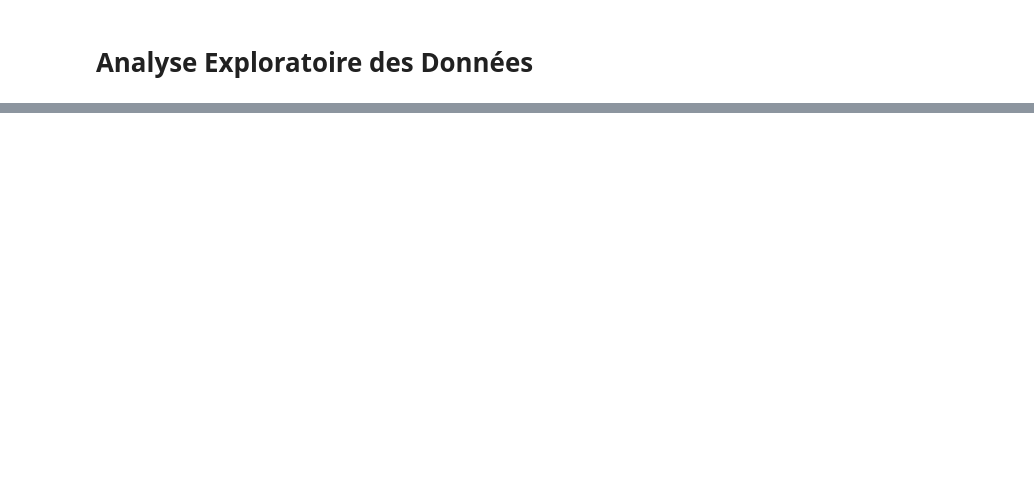
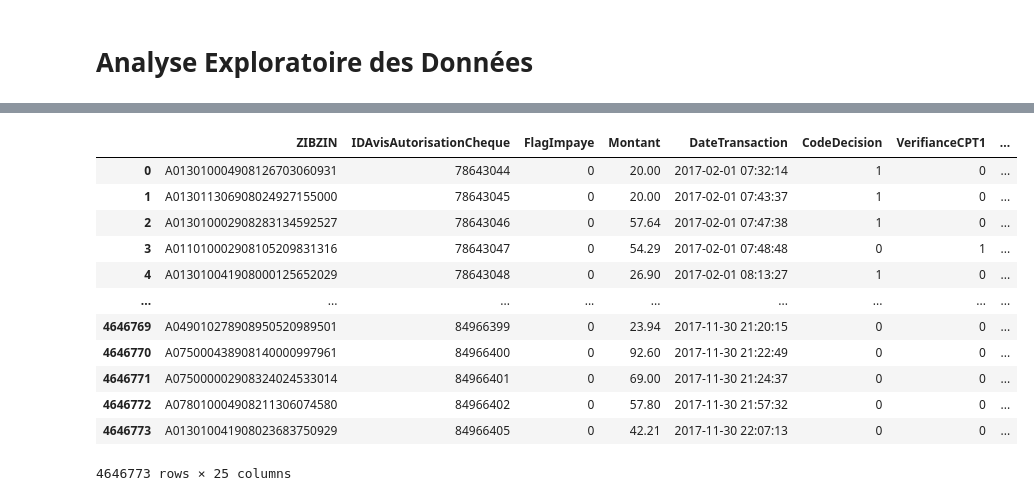
Before and after one commit to lansanacisse/Fouilles-massives, a Jupyter notebook: Analyse exploratoire.ipynb, the cells around one changed output, grey strips where cells are left out. Cells and saved outputs as stored; diff of their text form; code cells hidden in the pictures; blank space fills up the shorter version.

```diff
--- a/Analyse exploratoire.ipynb
+++ b/Analyse exploratoire.ipynb
@@ -146,0 +155,16 @@ plt.show()
+# %%
+data
+# %% [output]
+|  | ZIBZIN | IDAvisAutorisationCheque | FlagImpaye | Montant | DateTransaction | CodeDecision | VerifianceCPT1 | ... |
+| 0 | A013010004908126703060931 | 78643044 | 0 | 20.00 | 2017-02-01 07:32:14 | 1 | 0 | ... |
+| 1 | A013011306908024927155000 | 78643045 | 0 | 20.00 | 2017-02-01 07:43:37 | 1 | 0 | ... |
+| 2 | A013010002908283134592527 | 78643046 | 0 | 57.64 | 2017-02-01 07:47:38 | 1 | 0 | ... |
+| 3 | A011010002908105209831316 | 78643047 | 0 | 54.29 | 2017-02-01 07:48:48 | 0 | 1 | ... |
+| 4 | A013010041908000125652029 | 78643048 | 0 | 26.90 | 2017-02-01 08:13:27 | 1 | 0 | ... |
+| ... | ... | ... | ... | ... | ... | ... | ... | ... |
+| 4646769 | A049010278908950520989501 | 84966399 | 0 | 23.94 | 2017-11-30 21:20:15 | 0 | 0 | ... |
+| 4646770 | A075000438908140000997961 | 84966400 | 0 | 92.60 | 2017-11-30 21:22:49 | 0 | 0 | ... |
+| 4646771 | A075000002908324024533014 | 84966401 | 0 | 69.00 | 2017-11-30 21:24:37 | 0 | 0 | ... |
+| 4646772 | A078010004908211306074580 | 84966402 | 0 | 57.80 | 2017-11-30 21:57:32 | 0 | 0 | ... |
+| 4646773 | A013010041908023683750929 | 84966405 | 0 | 42.21 | 2017-11-30 22:07:13 | 0 | 0 | ... |
+4646773 rows × 25 columns
```
Also changed, not shown: parts of 19 cells of this notebook, 15 other files.
